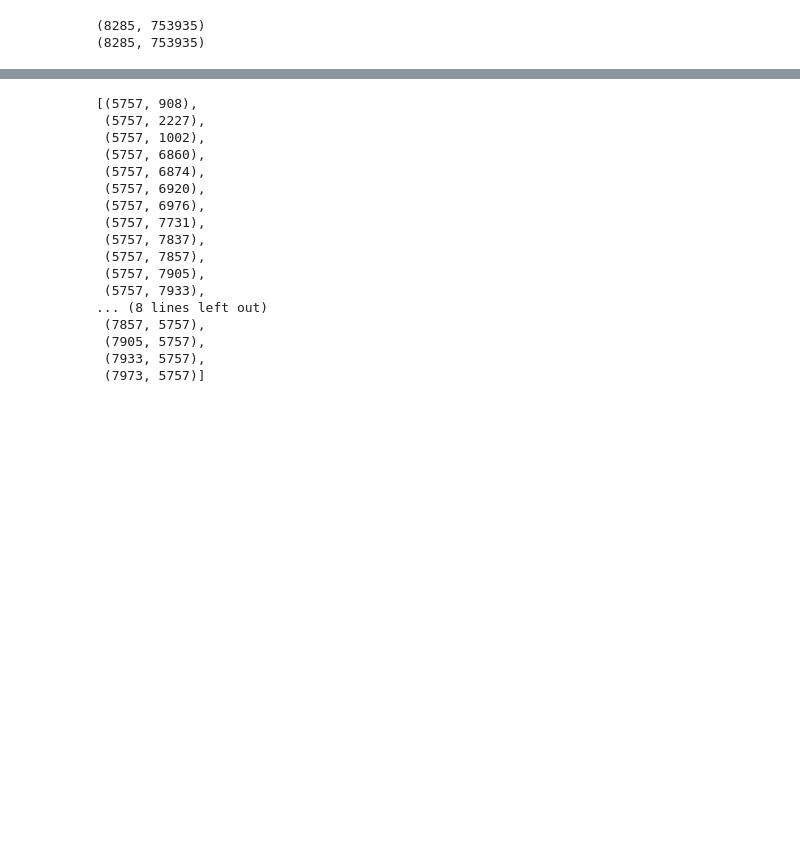
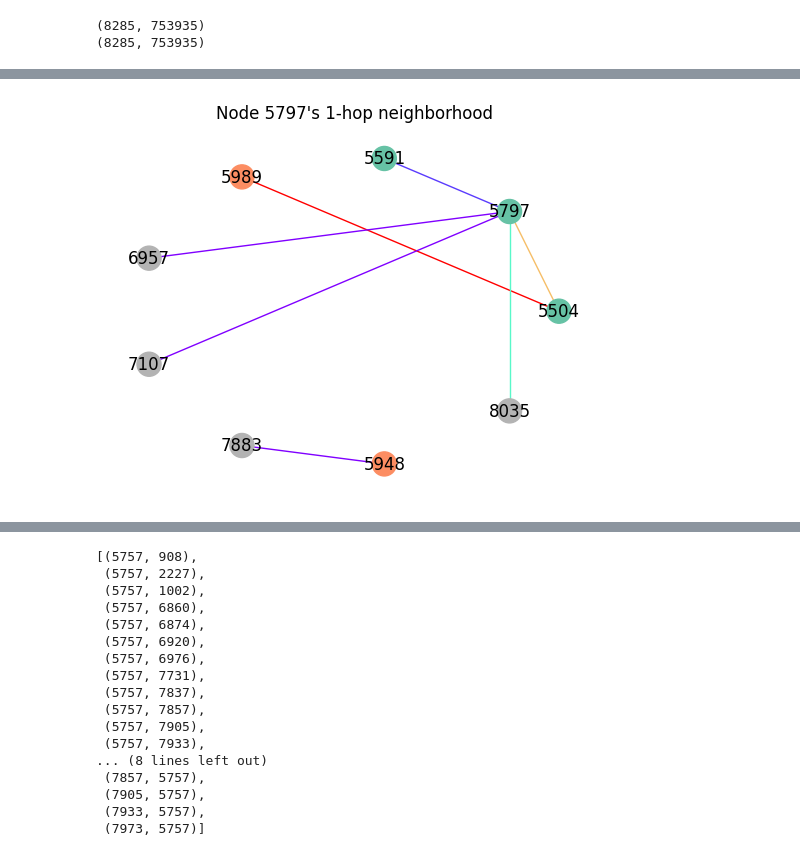
Before and after one commit to traopia/RGCN-Explainer, a Jupyter notebook: RGCN_explainer.ipynb, the cells around one changed output, grey strips where cells are left out. Drawn from its saved outputs; the diff is of its cells as text; code cells hidden in the pictures; blank space fills up the shorter version.

```diff
--- a/RGCN_explainer.ipynb
+++ b/RGCN_explainer.ipynb
@@ -691,7 +692,7 @@ class Explain(nn.Module):
         #pred_label = torch.argmax(self.pred_label[self.neighbors], dim=1)
         return self.neighbors,self.n_hops, self.node_idx
 # %%
-explainer = Explain(model = torch.load('aifb_chk/model_aifb'), data = data, node_idx = 5757, n_hops = 1)
+explainer = Explain(model = torch.load('aifb_chk/model_aifb'), data = data, node_idx = 5797, n_hops = 1)
 optimizer = torch.optim.Adam(explainer.parameters(), lr=0.01)
 # %% [output]
 (8285, 753935)
@@ -889,0 +909,8 @@ sem_triples = dict_triples_semantics(data, masked_ver)
+# %%
+sparse_tensor = masked_ver
+nonzero_indices = sparse_tensor.coalesce().indices()[:, sparse_tensor.coalesce().values() > 0.75]
+nonzero_indices[0] = nonzero_indices[0]%data.num_entities
+nonzero_values = sparse_tensor.coalesce().values()[sparse_tensor.coalesce().values() > 0.75]
+nonzero_values
+sel_masked_ver = torch.sparse_coo_tensor(nonzero_indices, nonzero_values)
+sel_masked_ver
@@ -889,0 +922,8 @@ sem_triples = dict_triples_semantics(data, masked_ver)
+# %%
+def sub_sparse_tensor(sparse_tensor, threshold):
+    nonzero_indices = sparse_tensor.coalesce().indices()[:, sparse_tensor.coalesce().values() > threshold]
+    nonzero_indices[0] = nonzero_indices[0]%data.num_entities
+    nonzero_values = sparse_tensor.coalesce().values()[sparse_tensor.coalesce().values() > threshold]
+    sel_masked_ver = torch.sparse_coo_tensor(nonzero_indices, nonzero_values)
+    return sel_masked_ver
+sub_sparse_tensor(masked_ver, 0.75)
@@ -948,0 +1011,75 @@ visualize_result(5757, masked_ver, neighbors,data,1)
+# %%
+#Visualize the result
+def visualize_result_edges(node_idx, data, num_hops, masked_ver):
+    """Visualizes the n-hop neighborhood of a given node."""
+    # edge_index = edge_index_oneadj(data.triples)
+    # sub_edges, neighborhoods, sub_edges_tensor = find_n_hop_neighbors(edge_index, num_hops, node_idx)
+
+    # G = nx.from_edgelist(sub_edges)
+
+    sel_masked_ver = sub_sparse_tensor(masked_ver, 0.75)
+    indices_nodes = sel_masked_ver.coalesce().indices().detach().numpy()
+    new_index = np.transpose(np.stack((indices_nodes[0], indices_nodes[1]))) #original edge indexes
+    G = nx.from_edgelist(new_index)
+
+    #create dict of index - node: to visualize index of the node
+    labeldict = {}
+    for node in G.nodes:
+        labeldict[node] = node
+    print(labeldict)
+
+    # print(G.nodes)
+    # print(G.number_of_edges)
+
+    labeldict = {}
+    for node in G.nodes:
+        labeldict[node] = node
+    dict_index = dict_index_classes(data,masked_ver)
+    print(dict_index)
+    print(sel_masked_ver)
+    #order dict index according to G nodes in networkx
+    ordered_dict = {}
+    for item in list(G.nodes):
+        ordered_dict[item] = dict_index[item]
+
+    dict_index = ordered_dict
+
+
+    #get inverse of dict to allow mapping of different 'classes' of nodes to different nodes
+    inv_map = {v: k for k, v in dict_index.items()}
+    print(inv_map) #use inv:map to get a legend of node colors for later
+    color_list = list(dict_index.values())
+
+    #make a list out of it
+    for i in range(len(color_list)):
+        if color_list[i] in inv_map:
+            color_list[i] = inv_map[color_list[i]]
+
+
+    #can get it through original triples
+    triples_matched = match_to_triples(np.array(new_index), data.triples)
+    print(triples_matched)
+    edge_colors = triples_matched[:,1].detach().numpy()
+    print(edge_colors)
+    print(G.edges)
+    colormap = plt.cm.ScalarMappable(norm=plt.Normalize(vmin=min(edge_colors), vmax=max(edge_colors)), cmap = "rainbow")
+
+    # Create a color map for each value in the list
+    colors = [colormap.to_rgba(val) for val in edge_colors]
+    #cmap=cm.rainbow(np.array(edge_colors))
+
+
+    # draw graph with edge colors
+    plt.figure()
+    plt.title("Node {}'s {}-hop neighborhood".format(node_idx, num_hops))
+    pos = nx.circular_layout(G)
+    nx.draw(G, pos=pos, with_labels=True, edge_color = colors, edge_cmap=plt.cm.Reds,labels = labeldict,node_color =  color_list , cmap="Set2" )
+
+
+
+
+    plt.show()
+    return triples_matched
+
+triples_matched = visualize_result_edges(5797, data, 1, masked_ver)
+# %% [output]
@@ -948,0 +1102 @@ visualize_result(5757, masked_ver, neighbors,data,1)
+[figure, added]
```
Also changed, not shown: parts of 29 cells of this notebook, 6 other files.
